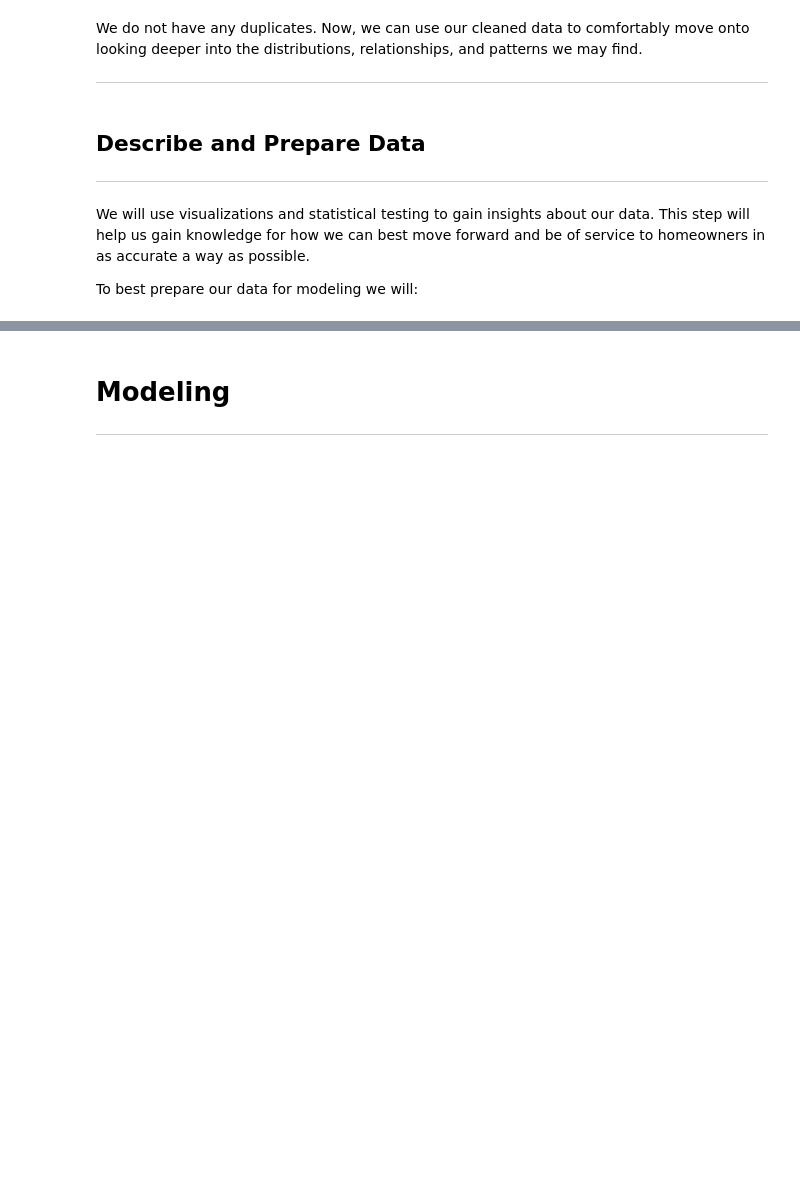
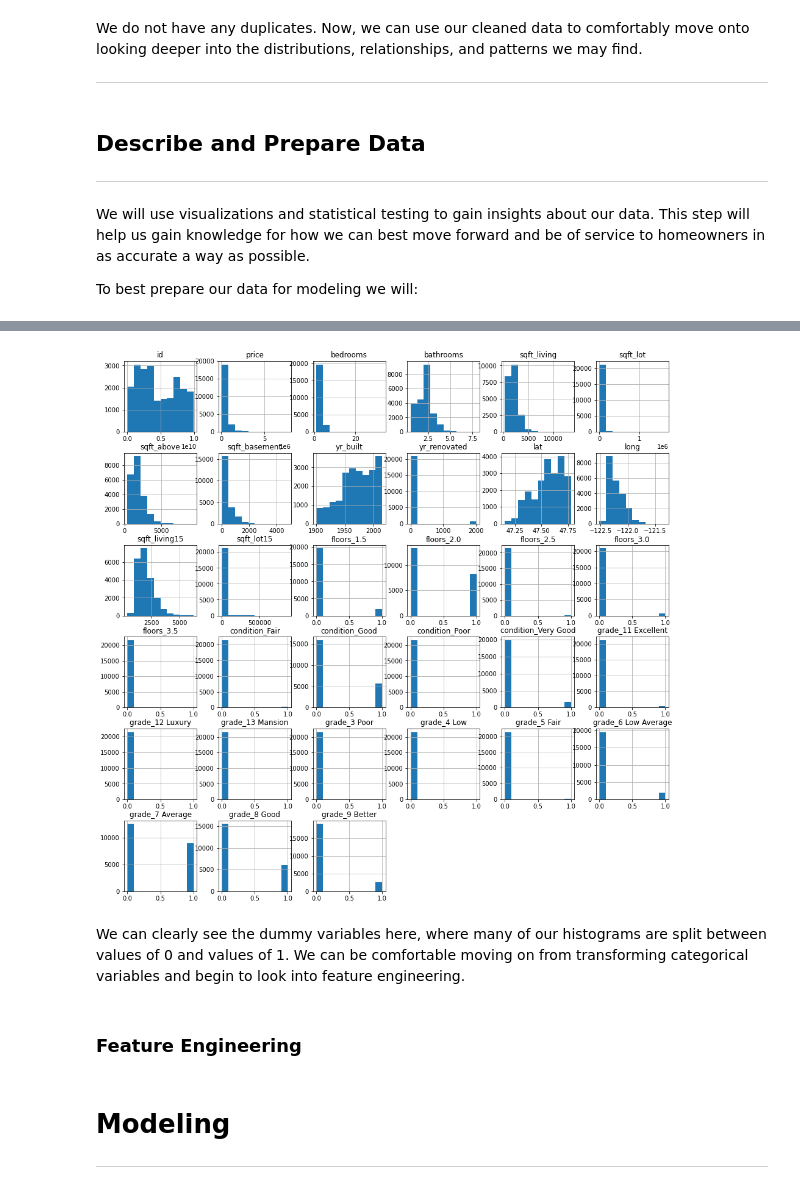
Before and after one commit to kernerh/King-County-Home-Renovations, a Jupyter notebook: student.ipynb, the cells around one changed output, grey strips where cells are left out. Drawn from its saved outputs; the diff is of its cells as text; code cells hidden in the pictures; blank space fills up the shorter version.

```diff
--- a/student.ipynb
+++ b/student.ipynb
@@ -460,0 +537,4 @@ To best prepare our data for modeling we will:
+# %%
+# Create a list that we can pass through the pd.get_dummies() function
+
+cats = ['floors', 'condition', 'grade']
@@ -460,0 +543,4 @@ To best prepare our data for modeling we will:
+# %%
+# Use pd.get_dummies() to create a new dataframe with the dummy columns
+
+df_dum = pd.get_dummies(data= df, columns= cats, drop_first = True)
@@ -461,3 +559,13 @@ To best prepare our data for modeling we will:
+# %%
+# Look at overview of histograms
+
+df_dum.hist(figsize=(16,16));
+# %% [output]
+[figure, added]
+# %% [markdown]
+We can clearly see the dummy variables here, where many of our histograms are split between values of 0 and values of 1. We can be comfortable moving on from transforming categorical variables and begin to look into feature engineering.
+# %% [markdown]
+### Feature Engineering
 # %% [markdown]
 # Modeling
 ***
```
Also changed, not shown: parts of 16 cells of this notebook.
